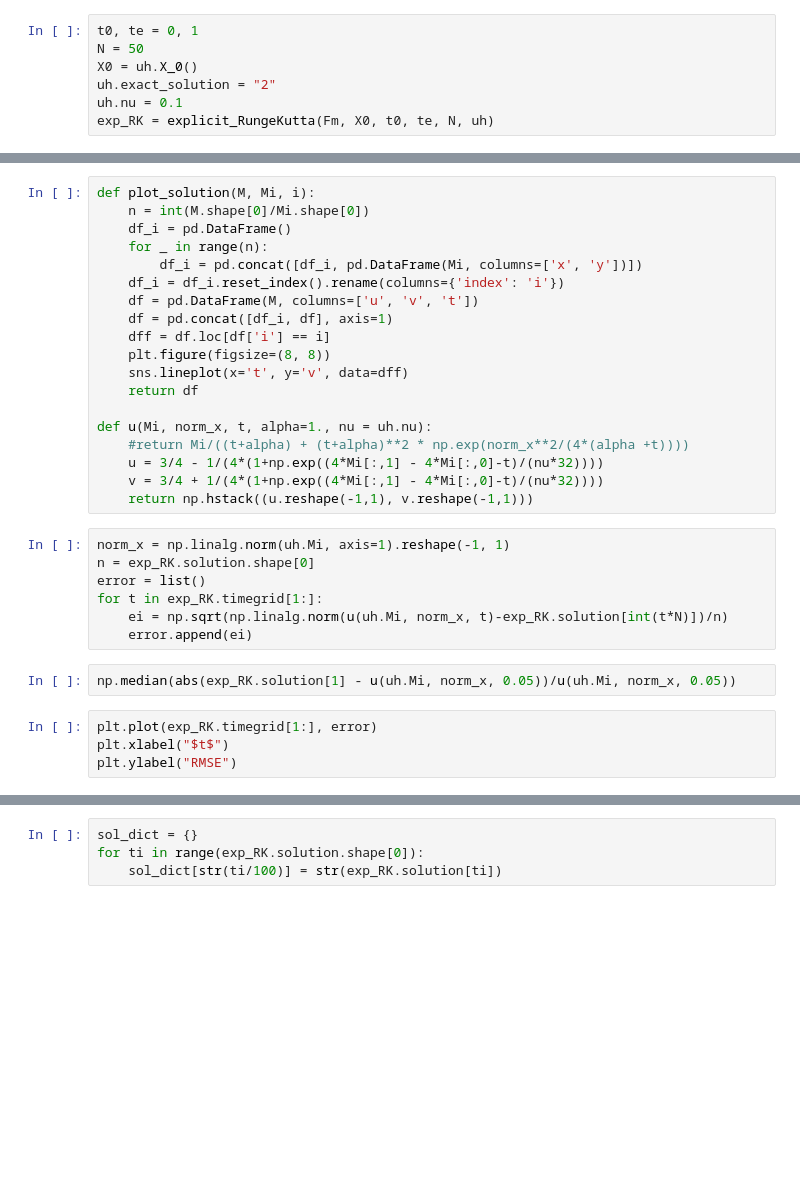
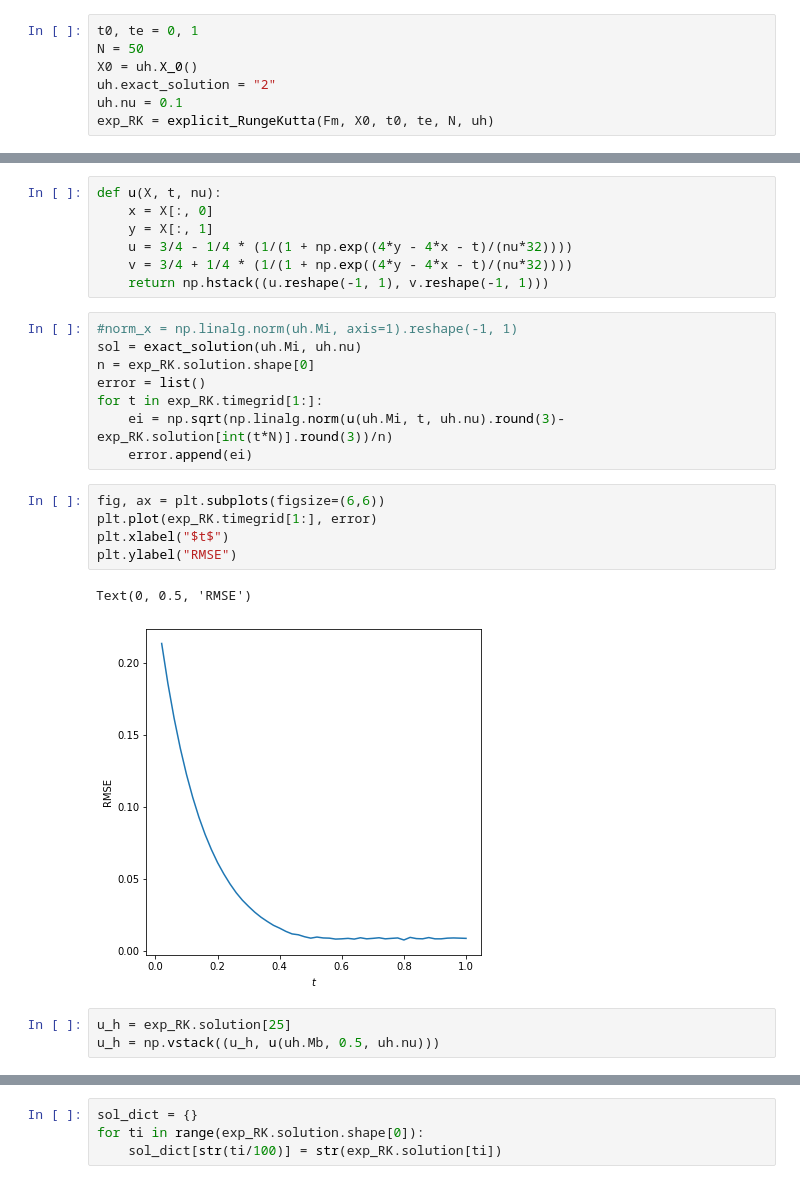
Before and after one commit to alekzandev/Meshless-RBF-Solve-Burger-Equation, a Jupyter notebook: run_solution.ipynb, the cells around one changed output, grey strips where cells are left out. Saved outputs shown, nothing was run; the diff lists cells and outputs as text; blank space fills up the shorter version.

```diff
--- a/run_solution.ipynb
+++ b/run_solution.ipynb
@@ -119,32 +144,26 @@ exp_RK.timegrid
-# %%
-def plot_solution(M, Mi, i):
-    n = int(M.shape[0]/Mi.shape[0])
-    df_i = pd.DataFrame()
-    for _ in range(n):
-        df_i = pd.concat([df_i, pd.DataFrame(Mi, columns=['x', 'y'])])
-    df_i = df_i.reset_index().rename(columns={'index': 'i'})
-    df = pd.DataFrame(M, columns=['u', 'v', 't'])
-    df = pd.concat([df_i, df], axis=1)
-    dff = df.loc[df['i'] == i]
-    plt.figure(figsize=(8, 8))
-    sns.lineplot(x='t', y='v', data=dff)
-    return df
-
-def u(Mi, norm_x, t, alpha=1., nu = uh.nu):
-    #return Mi/((t+alpha) + (t+alpha)**2 * np.exp(norm_x**2/(4*(alpha +t))))
-    u = 3/4 - 1/(4*(1+np.exp((4*Mi[:,1] - 4*Mi[:,0]-t)/(nu*32))))
-    v = 3/4 + 1/(4*(1+np.exp((4*Mi[:,1] - 4*Mi[:,0]-t)/(nu*32))))
-    return np.hstack((u.reshape(-1,1), v.reshape(-1,1)))
+# %%
+def u(X, t, nu):
+    x = X[:, 0]
+    y = X[:, 1]
+    u = 3/4 - 1/4 * (1/(1 + np.exp((4*y - 4*x - t)/(nu*32))))
+    v = 3/4 + 1/4 * (1/(1 + np.exp((4*y - 4*x - t)/(nu*32))))
+    return np.hstack((u.reshape(-1, 1), v.reshape(-1, 1)))
 # %%
-norm_x = np.linalg.norm(uh.Mi, axis=1).reshape(-1, 1)
+#norm_x = np.linalg.norm(uh.Mi, axis=1).reshape(-1, 1)
+sol = exact_solution(uh.Mi, uh.nu)
 n = exp_RK.solution.shape[0]
 error = list()
 for t in exp_RK.timegrid[1:]:
-    ei = np.sqrt(np.linalg.norm(u(uh.Mi, norm_x, t)-exp_RK.solution[int(t*N)])/n)
+    ei = np.sqrt(np.linalg.norm(u(uh.Mi, t, uh.nu).round(3)-exp_RK.solution[int(t*N)].round(3))/n)
     error.append(ei)
-# %%
-np.median(abs(exp_RK.solution[1] - u(uh.Mi, norm_x, 0.05))/u(uh.Mi, norm_x, 0.05))
 # %%
+fig, ax = plt.subplots(figsize=(6,6))
 plt.plot(exp_RK.timegrid[1:], error)
 plt.xlabel("$t$")
 plt.ylabel("RMSE")
+# %% [output]
+Text(0, 0.5, 'RMSE')
+[figure, added]
+# %%
+u_h = exp_RK.solution[25]
+u_h = np.vstack((u_h, u(uh.Mb, 0.5, uh.nu)))
```
Also changed, not shown: parts of 11 cells of this notebook, 2 other files.
